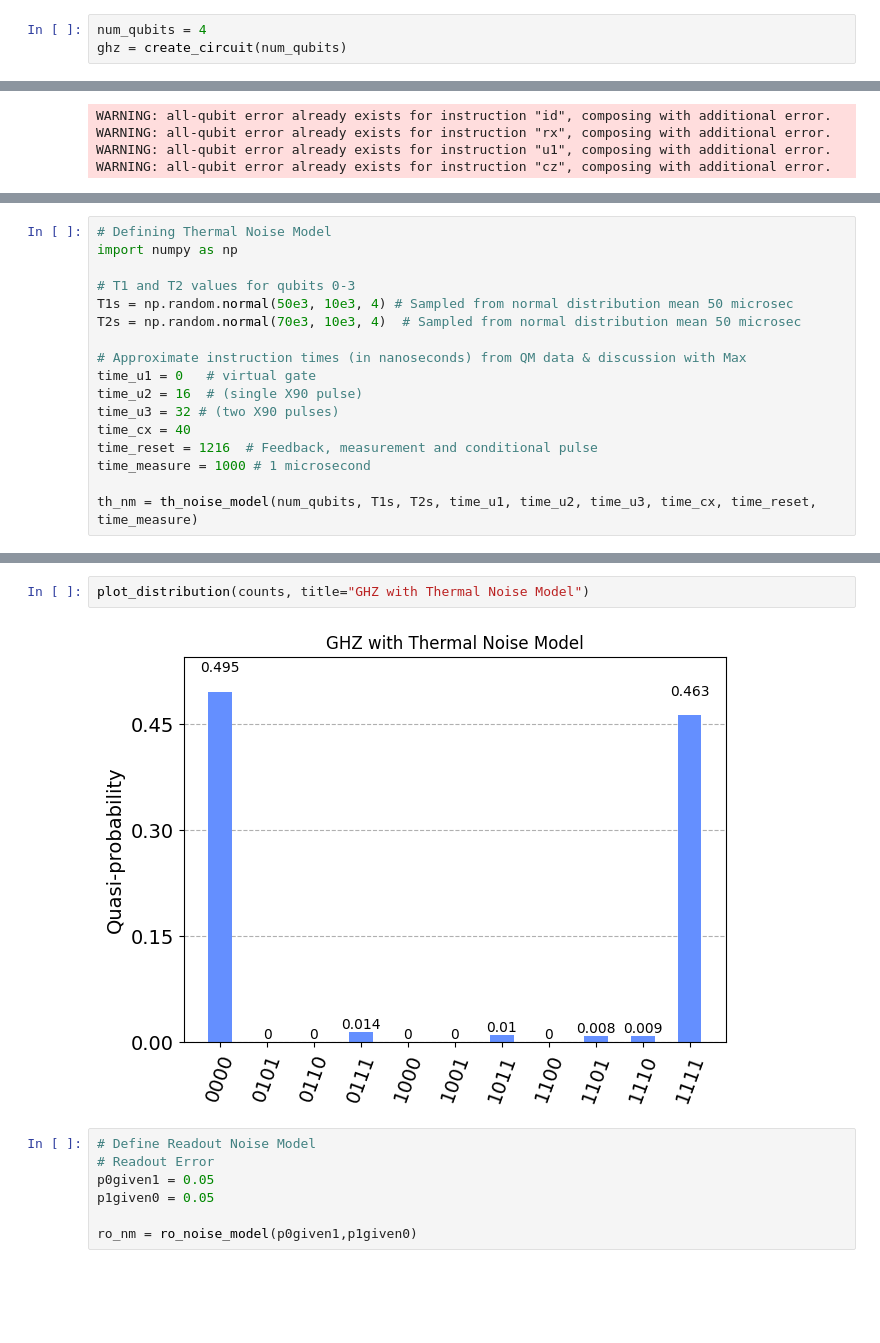
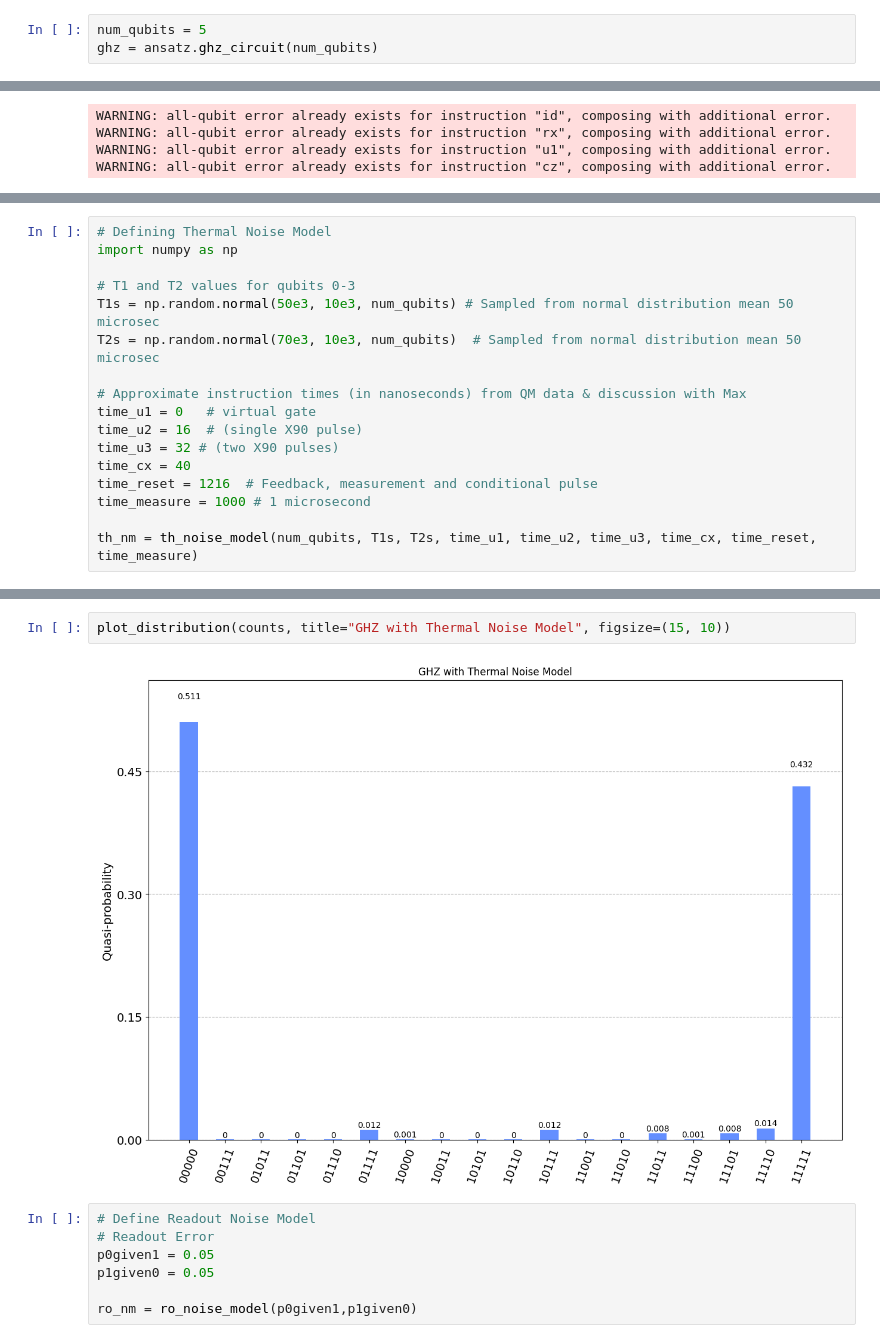
Before and after one commit to drstki/qlstm-with-qiskit-and-pytorch, a Jupyter notebook: run_ghz.ipynb, the cells around one changed output, grey strips where cells are left out. Cells and saved outputs as stored; diff of their text form; blank space fills up the shorter version.

```diff
--- a/run_ghz.ipynb
+++ b/run_ghz.ipynb
@@ -6,7 +6,7 @@ from noise_models import qe_noise_model, th_noise_model, ro_noise_model
 from qiskit import transpile
 # %%
-num_qubits = 4
-ghz = create_circuit(num_qubits)
+num_qubits = 5
+ghz = ansatz.ghz_circuit(num_qubits)
 # %%
 ghz.draw('mpl')
 # %% [output]
@@ -65,8 +65,8 @@ plot_distribution(counts, title="GHZ with Quantum Error Noise Model")
 import numpy as np
 
 # T1 and T2 values for qubits 0-3
-T1s = np.random.normal(50e3, 10e3, 4) # Sampled from normal distribution mean 50 microsec
-T2s = np.random.normal(70e3, 10e3, 4)  # Sampled from normal distribution mean 50 microsec
+T1s = np.random.normal(50e3, 10e3, num_qubits) # Sampled from normal distribution mean 50 microsec
+T2s = np.random.normal(70e3, 10e3, num_qubits)  # Sampled from normal distribution mean 50 microsec
 
 # Approximate instruction times (in nanoseconds) from QM data & discussion with Max
 time_u1 = 0   # virtual gate
@@ -89,7 +89,7 @@ GHZ with Thermal Noise Model
 # %%
-plot_distribution(counts, title="GHZ with Thermal Noise Model")
+plot_distribution(counts, title="GHZ with Thermal Noise Model", figsize=(15, 10))
 # %% [output]
-[figure, old version]
+[figure, new version]
 # %%
 # Define Readout Noise Model
 # Readout Error
```
Also changed, not shown: parts of 10 cells of this notebook, 19 other files.
